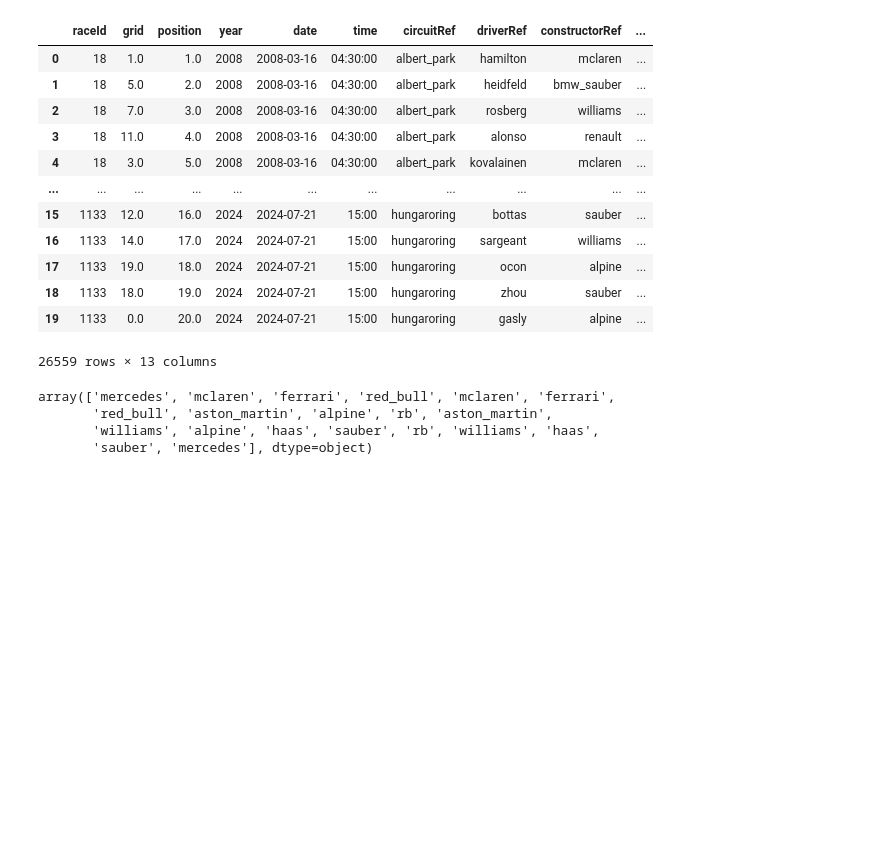
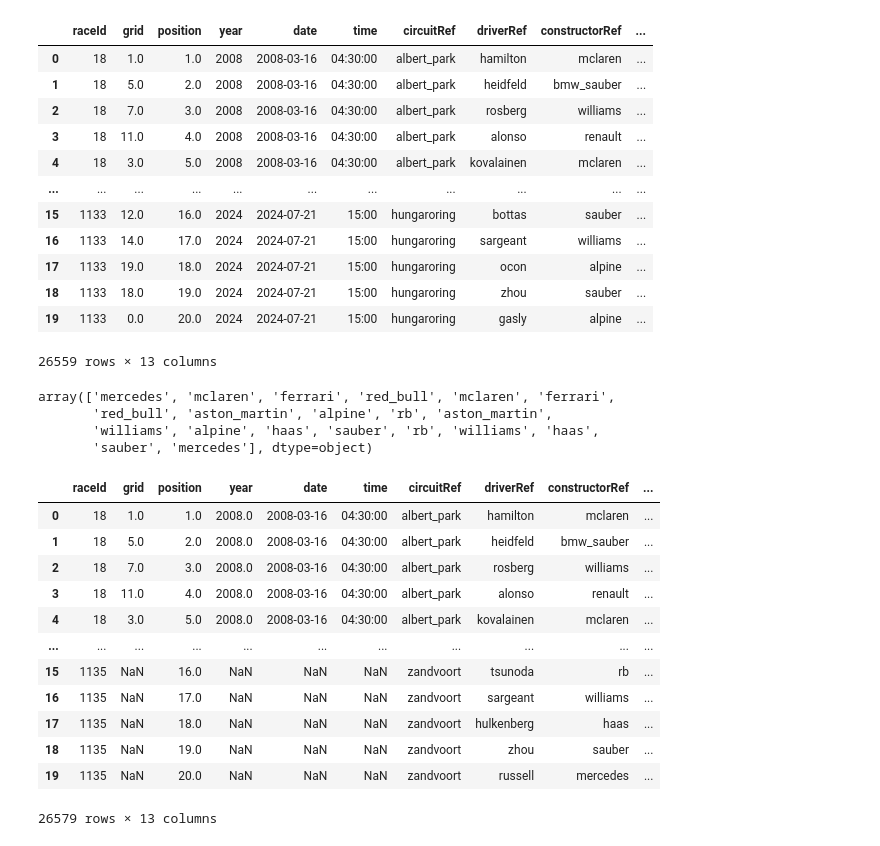
Before and after one commit to jestoncolelewis/Formula_One_Predictor, a Jupyter notebook: data_explorer.ipynb, the cells around one changed output. Drawn from its saved outputs; the diff is of its cells as text; code cells hidden in the pictures; blank space fills up the shorter version.

```diff
--- a/data_explorer.ipynb
+++ b/data_explorer.ipynb
@@ -172,0 +173,16 @@ dutch_gp = pd.DataFrame(
+# %%
+with_single
+# %% [output]
+|  | raceId | grid | position | year | date | time | circuitRef | driverRef | constructorRef | ... |
+| 0 | 18 | 1.0 | 1.0 | 2008.0 | 2008-03-16 | 04:30:00 | albert_park | hamilton | mclaren | ... |
+| 1 | 18 | 5.0 | 2.0 | 2008.0 | 2008-03-16 | 04:30:00 | albert_park | heidfeld | bmw_sauber | ... |
+| 2 | 18 | 7.0 | 3.0 | 2008.0 | 2008-03-16 | 04:30:00 | albert_park | rosberg | williams | ... |
+| 3 | 18 | 11.0 | 4.0 | 2008.0 | 2008-03-16 | 04:30:00 | albert_park | alonso | renault | ... |
+| 4 | 18 | 3.0 | 5.0 | 2008.0 | 2008-03-16 | 04:30:00 | albert_park | kovalainen | mclaren | ... |
+| ... | ... | ... | ... | ... | ... | ... | ... | ... | ... | ... |
+| 15 | 1135 | NaN | 16.0 | NaN | NaN | NaN | zandvoort | tsunoda | rb | ... |
+| 16 | 1135 | NaN | 17.0 | NaN | NaN | NaN | zandvoort | sargeant | williams | ... |
+| 17 | 1135 | NaN | 18.0 | NaN | NaN | NaN | zandvoort | hulkenberg | haas | ... |
+| 18 | 1135 | NaN | 19.0 | NaN | NaN | NaN | zandvoort | zhou | sauber | ... |
+| 19 | 1135 | NaN | 20.0 | NaN | NaN | NaN | zandvoort | russell | mercedes | ... |
+26579 rows × 13 columns
```
Also changed, not shown: parts of 7 cells of this notebook, 2 other files.
